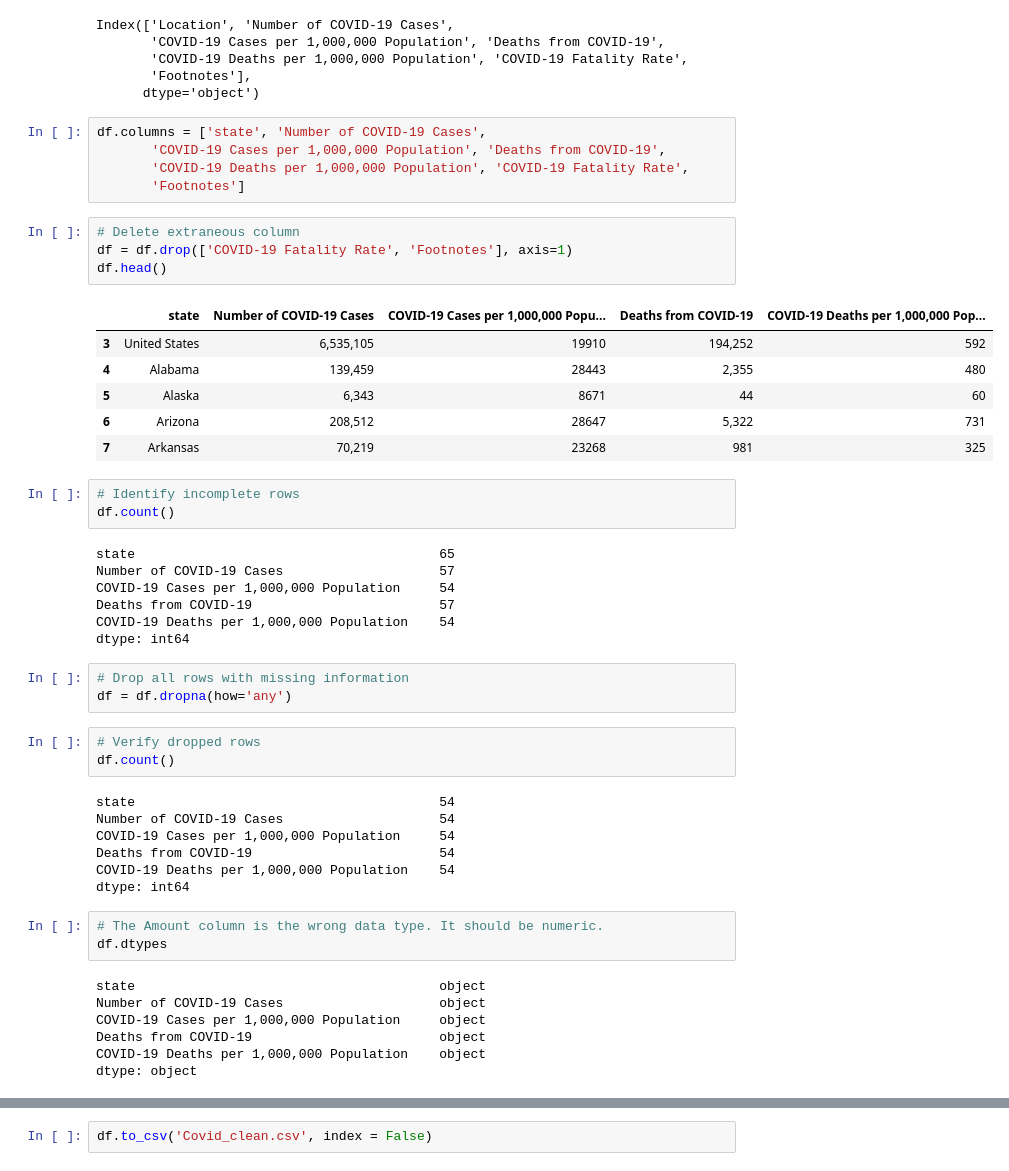
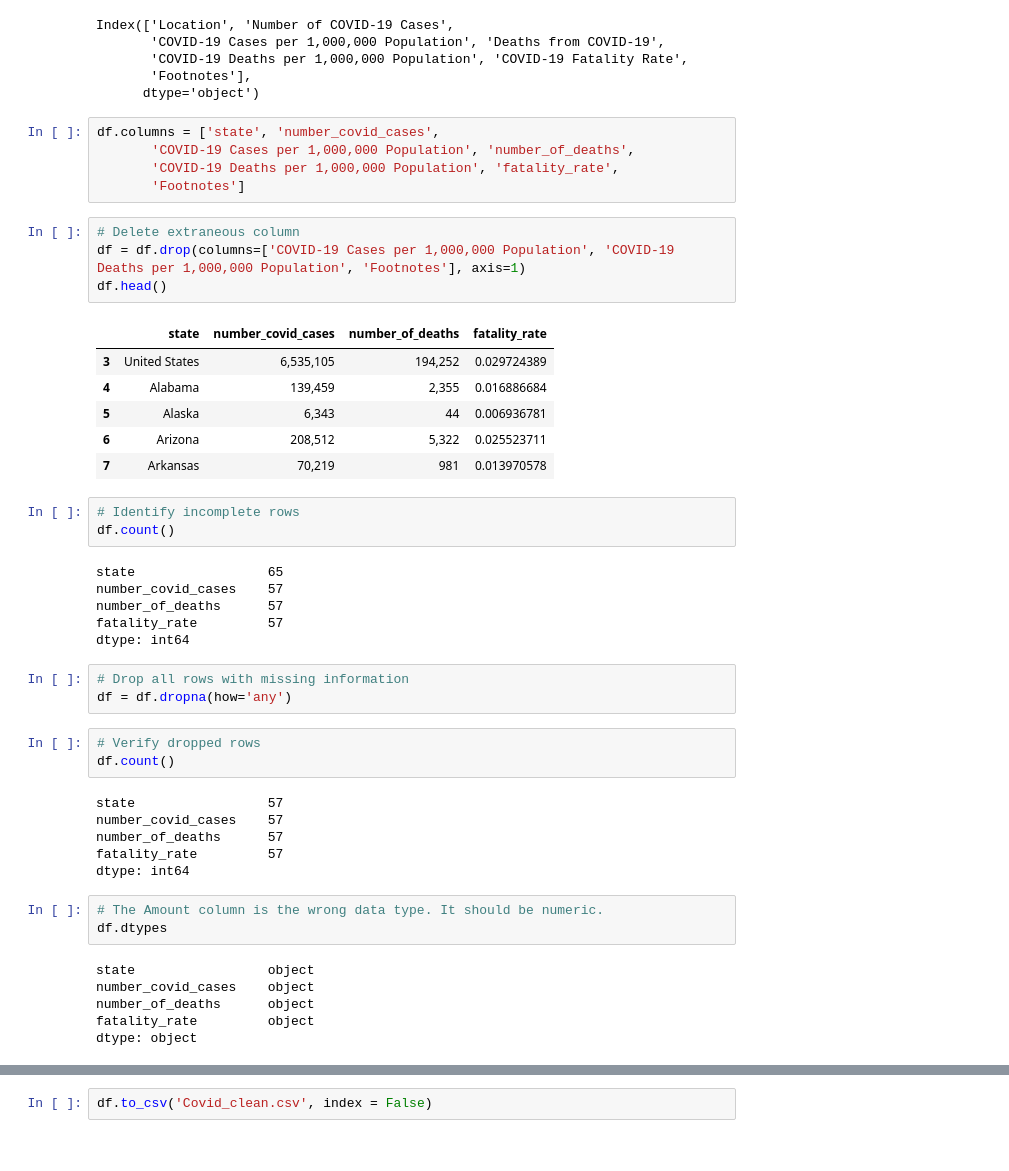
Before and after one commit to aijiezhao/ETL-Project, a Jupyter notebook: Covid_clean_aijie.ipynb, the cells around one changed output, grey strips where cells are left out. Cells and saved outputs as stored; diff of their text form.

```diff
--- a/Covid_clean_aijie.ipynb
+++ b/Covid_clean_aijie.ipynb
@@ -47,30 +53,29 @@ Index(['Location', 'Number of COVID-19 Cases',
        'Footnotes'],
       dtype='object')
 # %%
-df.columns = ['state', 'Number of COVID-19 Cases',
-       'COVID-19 Cases per 1,000,000 Population', 'Deaths from COVID-19',
-       'COVID-19 Deaths per 1,000,000 Population', 'COVID-19 Fatality Rate',
+df.columns = ['state', 'number_covid_cases',
+       'COVID-19 Cases per 1,000,000 Population', 'number_of_deaths',
+       'COVID-19 Deaths per 1,000,000 Population', 'fatality_rate',
        'Footnotes']
 # %%
 # Delete extraneous column
-df = df.drop(['COVID-19 Fatality Rate', 'Footnotes'], axis=1)
+df = df.drop(columns=['COVID-19 Cases per 1,000,000 Population', 'COVID-19 Deaths per 1,000,000 Population', 'Footnotes'], axis=1)
 df.head()
 # %% [output]
-|  | state | Number of COVID-19 Cases | COVID-19 Cases per 1,000,000 Popu... | Deaths from COVID-19 | COVID-19 Deaths per 1,000,000 Pop... |
-| 3 | United States | 6,535,105 | 19910 | 194,252 | 592 |
-| 4 | Alabama | 139,459 | 28443 | 2,355 | 480 |
-| 5 | Alaska | 6,343 | 8671 | 44 | 60 |
-| 6 | Arizona | 208,512 | 28647 | 5,322 | 731 |
-| 7 | Arkansas | 70,219 | 23268 | 981 | 325 |
+|  | state | number_covid_cases | number_of_deaths | fatality_rate |
+| 3 | United States | 6,535,105 | 194,252 | 0.029724389 |
+| 4 | Alabama | 139,459 | 2,355 | 0.016886684 |
+| 5 | Alaska | 6,343 | 44 | 0.006936781 |
+| 6 | Arizona | 208,512 | 5,322 | 0.025523711 |
+| 7 | Arkansas | 70,219 | 981 | 0.013970578 |
 # %%
 # Identify incomplete rows
 df.count()
 # %% [output]
-state                                       65
-Number of COVID-19 Cases                    57
-COVID-19 Cases per 1,000,000 Population     54
-Deaths from COVID-19                        57
-COVID-19 Deaths per 1,000,000 Population    54
+state                 65
+number_covid_cases    57
+number_of_deaths      57
+fatality_rate         57
 dtype: int64
 # %%
 # Drop all rows with missing information
@@ -79,21 +84,19 @@ df = df.dropna(how='any')
 # Verify dropped rows
 df.count()
 # %% [output]
-state                                       54
-Number of COVID-19 Cases                    54
-COVID-19 Cases per 1,000,000 Population     54
-Deaths from COVID-19                        54
-COVID-19 Deaths per 1,000,000 Population    54
+state                 57
+number_covid_cases    57
+number_of_deaths      57
+fatality_rate         57
 dtype: int64
 # %%
 # The Amount column is the wrong data type. It should be numeric.
 df.dtypes
 # %% [output]
-state                                       object
-Number of COVID-19 Cases                    object
-COVID-19 Cases per 1,000,000 Population     object
-Deaths from COVID-19                        object
-COVID-19 Deaths per 1,000,000 Population    object
+state                 object
+number_covid_cases    object
+number_of_deaths      object
+fatality_rate         object
 dtype: object
 # %%
 # Use pd.to_numeric() method to convert the datatype of the Amount column
```
Also changed, not shown: parts of 7 cells of this notebook, 4 other files.
